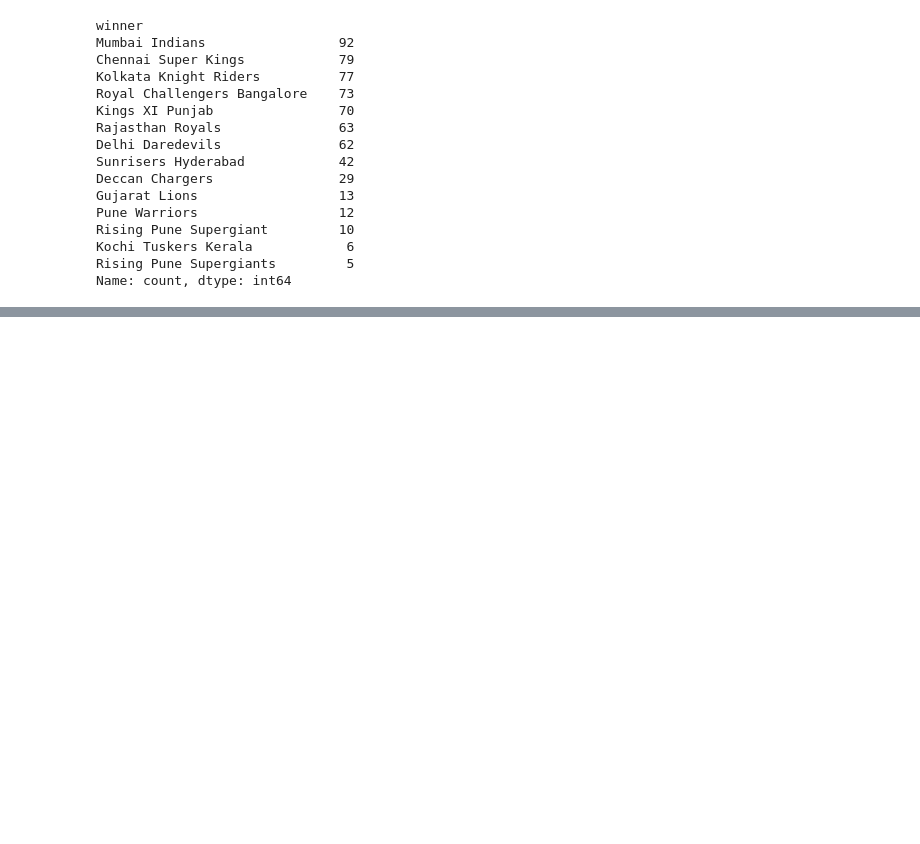
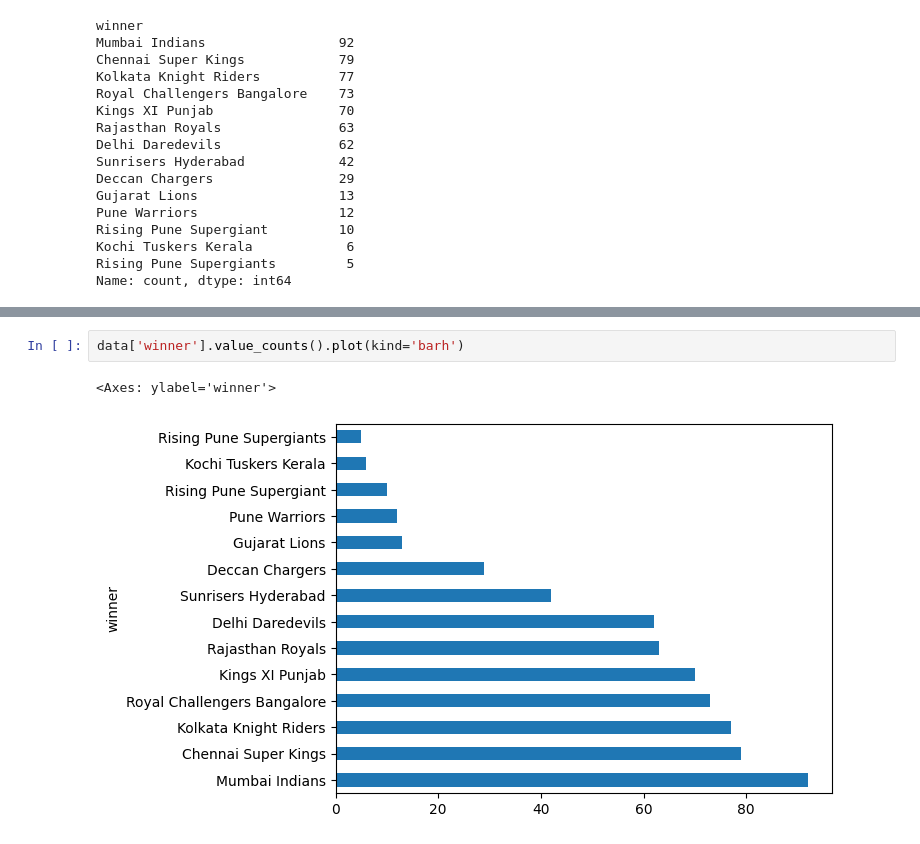
Before and after one commit to hrishavraj89/pandas, a Jupyter notebook: IPL_Analysis.ipynb, the cells around one changed output, grey strips where cells are left out. Drawn from its saved outputs; the diff is of its cells as text; blank space fills up the shorter version.

```diff
--- a/IPL_Analysis.ipynb
+++ b/IPL_Analysis.ipynb
@@ -302,0 +312,5 @@ Name: count, dtype: int64
+# %%
+data['winner'].value_counts().plot(kind='barh')
+# %% [output]
+<Axes: ylabel='winner'>
+[figure, added]
```
Also changed, not shown: parts of 5 cells of this notebook.
